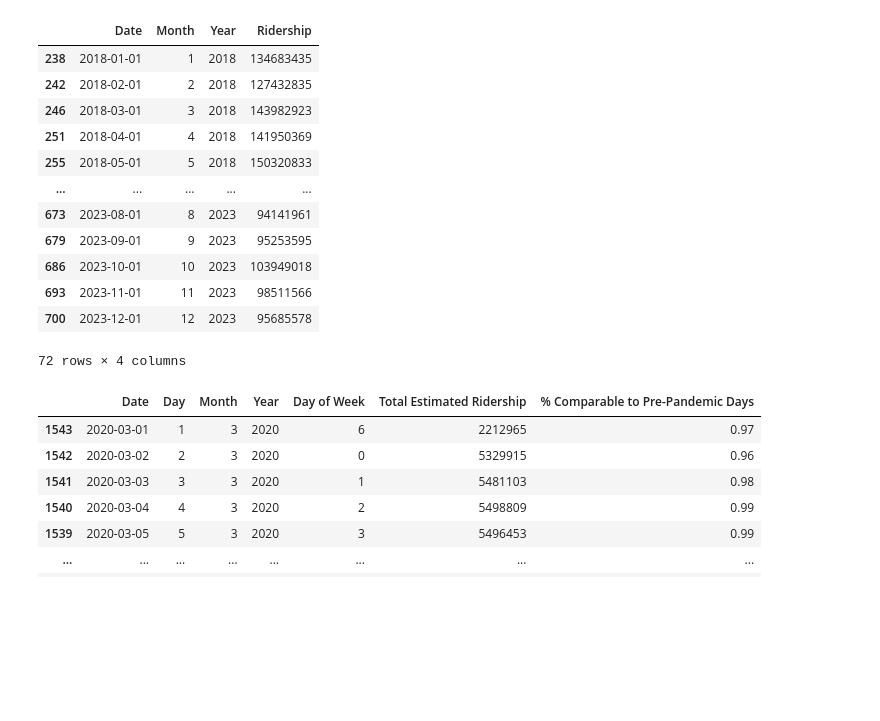
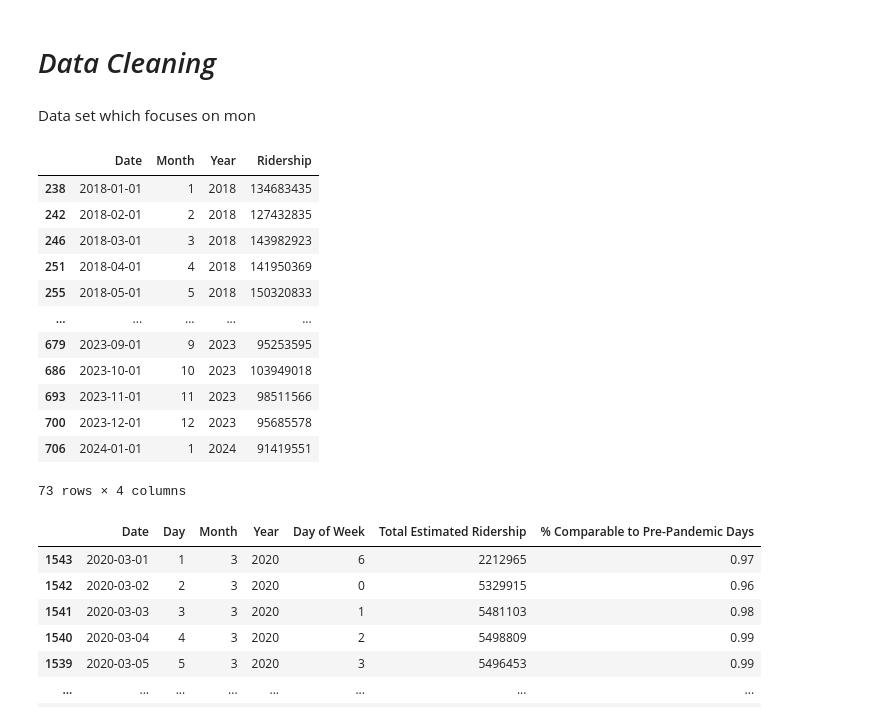
Before and after one commit to RafaelJMinaya/MTA-Subway-Ridership, a Jupyter notebook: mta-subway-analysis.ipynb, the cells around one changed output. Drawn from its saved outputs; the diff is of its cells as text; code cells hidden in the pictures; blank space fills up the shorter version.

Commit message:
MTA Subway Analysis 🚇

```diff
--- a/mta-subway-analysis.ipynb
+++ b/mta-subway-analysis.ipynb
@@ -18,62 +19,55 @@ for dirname, _, filenames in os.walk('/kaggle/input'):
 /kaggle/input/mta-daily-ridership-data-beginning-2020/MTA_Subway_Hourly_Ridership__Beginning_February_2022.csv.crdownload
+# %% [markdown]
+# *Data Cleaning*
+# %% [markdown]
+Data set which focuses on mon
 # %%
-monthly_riders_since_2008 = pd.read_csv('/kaggle/input/mta-daily-ridership-data-beginning-2020/MTA_Monthly_Ridership___Traffic_Data__Beginning_January_2008.csv')
+monthly_riders_since_2018 = pd.read_csv('/kaggle/input/mta-daily-ridership-data-beginning-2020/MTA_Monthly_Ridership___Traffic_Data__Beginning_January_2008.csv')
 
 #No missing values
-monthly_riders_since_2008.dropna(axis=1, inplace=True)
+monthly_riders_since_2018.dropna(axis=1, inplace=True)
 
 #Filter to only include Subway and no other MTA agency
-monthly_riders_since_2008 = monthly_riders_since_2008[monthly_riders_since_2008['Agency'] == 'Subway']
+monthly_riders_since_2018 = monthly_riders_since_2018[monthly_riders_since_2018['Agency'] == 'Subway']
 
 #Rename "Month" column into Date
-monthly_riders_since_2008.rename(columns = {'Month':'Date'}, inplace = True)
+monthly_riders_since_2018.rename(columns = {'Month':'Date'}, inplace = True)
 
 #Polish Date column and conver to datetime
-monthly_riders_since_2008['Date'] = monthly_riders_since_2008['Date'].str.replace('/01/', '/', regex=True)
-monthly_riders_since_2008['Date'] = pd.to_datetime(monthly_riders_since_2008['Date'], format='%m/%Y')
+monthly_riders_since_2018['Date'] = monthly_riders_since_2018['Date'].str.replace('/01/', '/', regex=True)
+monthly_riders_since_2018['Date'] = pd.to_datetime(monthly_riders_since_2018['Date'], format='%m/%Y')
 #monthly_riders_since_2008['Date'] = monthly_riders_since_2008['Date'].dt.strftime('%m/%Y')
 
 #Break out date into coumns for date, month, and year
-monthly_riders_since_2008['Month'] = monthly_riders_since_2008['Date'].dt.month
-monthly_riders_since_2008['Year'] = monthly_riders_since_2008['Date'].dt.year
+monthly_riders_since_2018['Month'] = monthly_riders_since_2018['Date'].dt.month
+monthly_riders_since_2018['Year'] = monthly_riders_since_2018['Date'].dt.year
 
 #Drop Date column now
-monthly_riders_since_2008.drop(['Agency'], inplace=True, axis=1)
+monthly_riders_since_2018.drop(['Agency'], inplace=True, axis=1)
 
 #Filter out the year 2024
-monthly_riders_since_2008 = monthly_riders_since_2008[monthly_riders_since_2008['Year'] < 2024]
-
-#Groupby Year and look at mean ridership
-#monthly_riders_since_2008['Mean Ridership By Year'] = monthly_riders_since_2008.groupby('Year')['Ridership'].transform(lambda x: x.mean())
-#monthly_riders_since_2008['Total Ridership By Year'] = monthly_riders_since_2008.groupby('Year')['Ridership'].transform(lambda x: x.sum())
+monthly_riders_since_2018 = monthly_riders_since_2018[monthly_riders_since_2018['Date'] < '2024-02-01']
 
 #Rearrange columns (Remeber to Add above columns if you want to show Mean and Total Amounts)
-monthly_riders_since_2008 = monthly_riders_since_2008.reindex(['Date', 'Month', 'Year', 'Ridership'], axis=1)
-
-
-#groued_by_year = monthly_riders_since_2008[['Year', 'Mean Ridership By Year', 'Total Ridership By Year']].drop_duplicates()
-#groued_by_year
-
-#sns.barplot(data=by_year, x='Year', y='Mean Ridership By Year')
-#plt.show()
+monthly_riders_since_2018 = monthly_riders_since_2018.reindex(['Date', 'Month', 'Year', 'Ridership'], axis=1)
 
 
 
-monthly_riders_since_2008
+monthly_riders_since_2018
 # %% [output]
 |  | Date | Month | Year | Ridership |
 | 238 | 2018-01-01 | 1 | 2018 | 134683435 |
 | 242 | 2018-02-01 | 2 | 2018 | 127432835 |
 | 246 | 2018-03-01 | 3 | 2018 | 143982923 |
 | 251 | 2018-04-01 | 4 | 2018 | 141950369 |
 | 255 | 2018-05-01 | 5 | 2018 | 150320833 |
 | ... | ... | ... | ... | ... |
-| 673 | 2023-08-01 | 8 | 2023 | 94141961 |
 | 679 | 2023-09-01 | 9 | 2023 | 95253595 |
 | 686 | 2023-10-01 | 10 | 2023 | 103949018 |
 | 693 | 2023-11-01 | 11 | 2023 | 98511566 |
 | 700 | 2023-12-01 | 12 | 2023 | 95685578 |
+| 706 | 2024-01-01 | 1 | 2024 | 91419551 |
-72 rows × 4 columns
+73 rows × 4 columns
 # %%
 daily_riders_since_2020 = pd.read_csv('/kaggle/input/mta-daily-ridership-data-beginning-2020/MTA_Daily_Ridership_Data__Beginning_2020.csv', parse_dates=['Date'])
 
```
Also changed, not shown: parts of 5 cells of this notebook.
